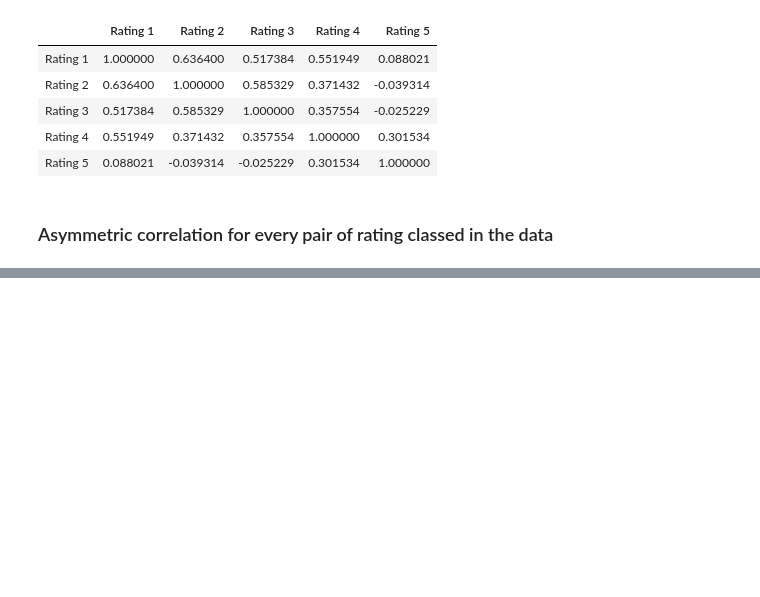
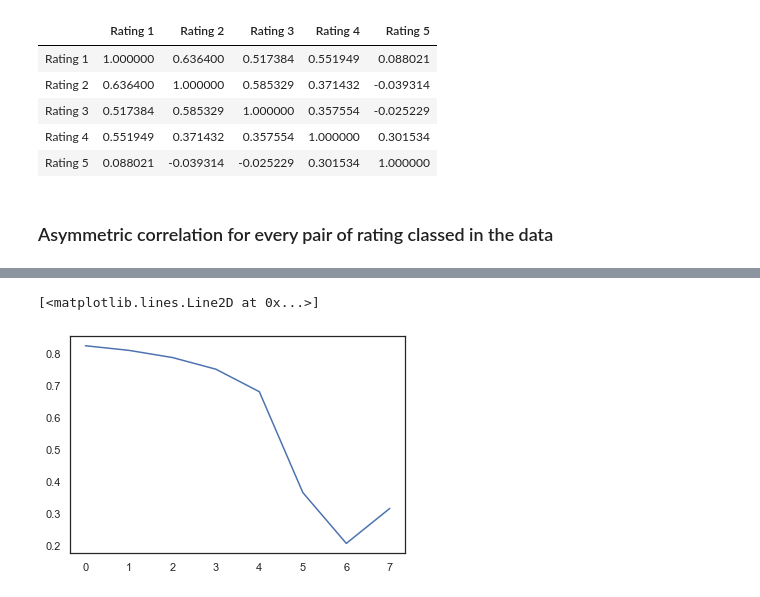
Before and after one commit to kindhjj/copula_risk_model, a Jupyter notebook: code/comb_data_v1.ipynb, the cells around one changed output, grey strips where cells are left out. Drawn from its saved outputs; the diff is of its cells as text; code cells hidden in the pictures; blank space fills up the shorter version.

```diff
--- a/code/comb_data_v1.ipynb
+++ b/code/comb_data_v1.ipynb
@@ -159,0 +275,5 @@ data_df.head()
+# %%
+plt.plot(result_list)
+# %% [output]
+[<matplotlib.lines.Line2D at 0x...>]
+[figure, added]
```
Also changed, not shown: parts of 13 cells of this notebook, 5 other files.
